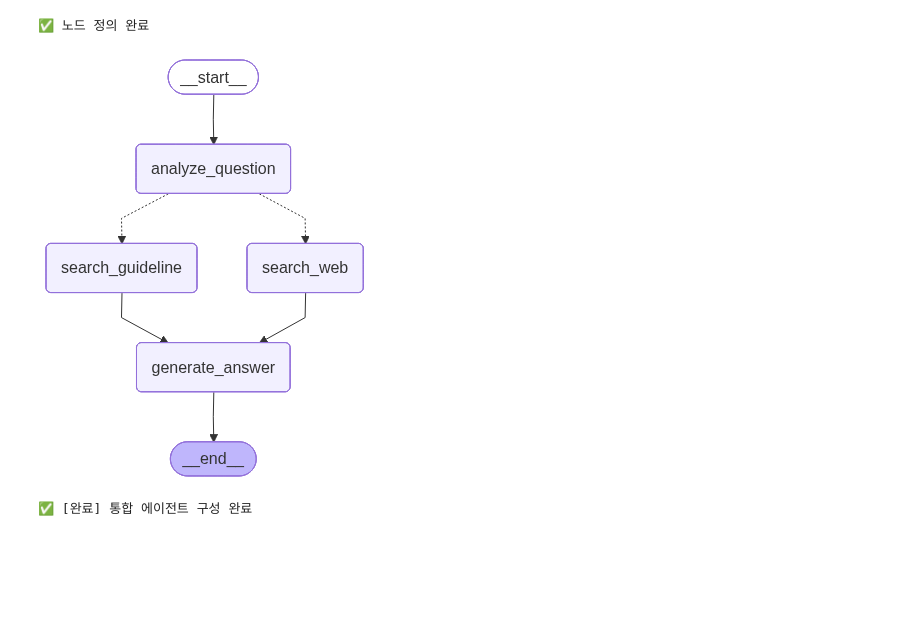
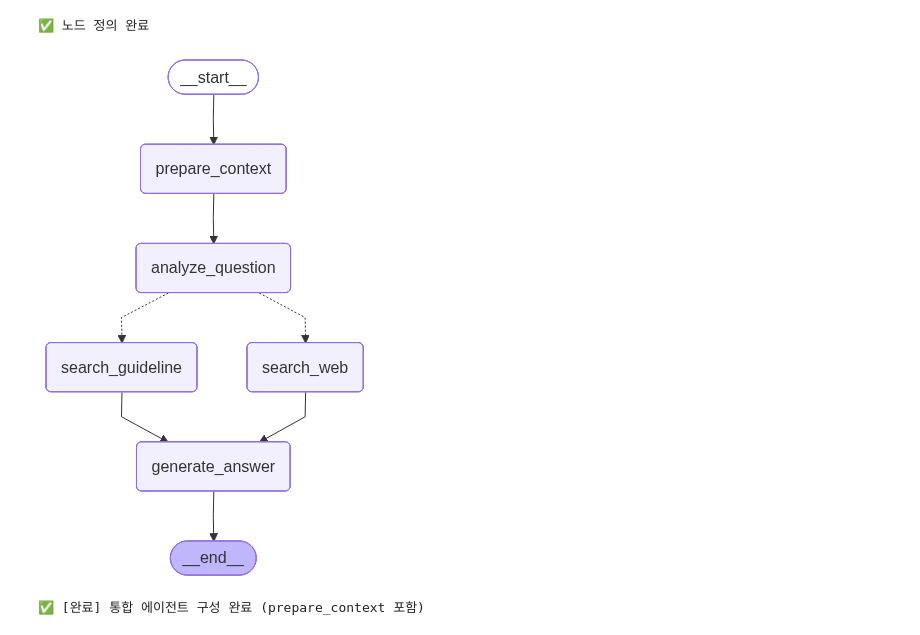
Before and after one commit to CSmart-AI/CSmart-LangGraph, a Jupyter notebook: CSmart_LangGrpah.ipynb, the cells around one changed output. Drawn from its saved outputs; the diff is of its cells as text; code cells hidden in the pictures; blank space fills up the shorter version.

```diff
--- a/CSmart_LangGrpah.ipynb
+++ b/CSmart_LangGrpah.ipynb
@@ -1003,10 +1020,13 @@ from operator import add
 from pydantic import BaseModel, Field
 
 # ======================================
-# 통합 에이전트 상태 정의
+# 통합 에이전트 상태 정의 (✅ prepare_context 활용)
 # ======================================
 class IntegratedAgentState(TypedDict):
     question: str
+    student_profile: Dict[str, str]           # 🆕 학생 프로필
+    recent_dialogues: List[Dict[str, str]]    # 🆕 최근 대화 내역
+    context: str                              # 🆕 prepare_context로 생성
     answers: Annotated[List[str], add]
     final_answer: str
     datasources: List[str]
@@ -1182,47 +1265,87 @@ print("✅ 노드 정의 완료")
 ✅ 노드 정의 완료
 # %%
 # ======================================
-# 통합 그래프 구성
+# 통합 그래프 구성 (✅ prepare_context 포함)
 # ======================================
+# LangGraph의 StateGraph, START, END 노드 임포트
 from langgraph.graph import StateGraph, START, END
 
+# ======================================
 # 노드 정의를 딕셔너리로 관리
+# - 노드 이름(key)과 실행 함수(value)를 매핑
+# ======================================
 nodes = {
-    "analyze_question": analyze_question_tool_search,
-    "search_guideline": guideline_rag_node,
-    "search_web": web_rag_node,
-    "generate_answer": answer_final,
+    "prepare_context": prepare_context_node,           # 컨텍스트 준비: 학생 프로필 + 대화 내역 → context 생성
+    "analyze_question": analyze_question_tool_search,  # 질문 분석: LLM이 질문을 분석하여 적절한 도구 선택 (GuidelineDB / Web)
+    "search_guideline": guideline_rag_node,            # GuidelineDB 검색: 내부 DB에서 편입 정보 검색
+    "search_web": web_rag_node,                        # 웹 검색: Tavily API로 최신 정보 검색
+    "generate_answer": answer_final,                   # 최종 답변 생성: 수집된 정보를 종합하여 답변 생성
 }
 
-# 그래프 생성
+# ======================================
+# 그래프 생성: IntegratedAgentState를 상태로 사용
+# - 모든 노드가 이 상태 구조를 공유함
+# ======================================
 integrated_builder = StateGraph(IntegratedAgentState)
 
-# 노드 추가
+# ======================================
+# 노드 추가: 딕셔너리에 정의된 모든 노드를 그래프에 등록
+# ======================================
 for node_name, node_func in nodes.items():
-    integrated_builder.add_node(node_name, node_func)
+    integrated_builder.add_node(node_name, node_func)  # 각 노드를 그래프에 추가
 
-# 엣지 추가 (병렬 처리)
-integrated_builder.add_edge(START, "analyze_question")
+# ======================================
+# 엣지 추가 (병렬 처리 지원)
+# ======================================
+
+# 1️⃣ START → prepare_context
+# - 워크플로우 시작: 가장 먼저 컨텍스트를 준비
+# - 입력: question, student_profile, recent_dialogues
+# - 출력: context (형식화된 컨텍스트 문자열)
+integrated_builder.add_edge(START, "prepare_context")
+
+# 2️⃣ prepare_context → analyze_question
+# - 컨텍스트 준비 완료 후 질문 분석 단계로 이동
+# - LLM이 컨텍스트와 질문을 분석하여 어떤 도구를 사용할지 결정
+integrated_builder.add_edge("prepare_context", "analyze_question")
+
+# 3️⃣ analyze_question → 조건부 라우팅 (도구 선택)
+# - route_datasources_tool_search 함수가 반환한 도구로 라우팅
+# - 반환 가능한 값: ["search_guideline"], ["search_web"], ["search_guideline", "search_web"]
+# - 두 개가 선택되면 병렬로 실행됨!
 integrated_builder.add_conditional_edges(
-    "analyze_question",
-    route_datasources_tool_search,
-    ["search_guideline", "search_web"]
+    "analyze_question",                      # 출발 노드
+    route_datasources_tool_search,           # 라우팅 결정 함수 (어느 노드로 갈지 결정)
+    ["search_guideline", "search_web"]       # 가능한 목적지 노드 리스트
 )
 
-# 검색 노드들을 generate_answer에 연결
+# 4️⃣ 검색 노드들을 generate_answer에 연결
+# - search_guideline과 search_web 모두 generate_answer로 연결
+# - 병렬 실행 가능: 두 검색이 동시에 진행되고 모두 완료되면 generate_answer 실행
+# - answers 필드는 Annotated[List[str], add]로 정의되어 자동으로 병합됨
 for node in ["search_guideline", "search_web"]:
     integrated_builder.add_edge(node, "generate_answer")
 
+# 5️⃣ generate_answer → END
+# - 최종 답변 생성 후 워크플로우 종료
+# - 출력: final_answer (학생에게 제공할 최종 답변)
 integrated_builder.add_edge("generate_answer", END)
 
+# ======================================
 # 그래프 컴파일
+# - StateGraph를 실행 가능한 객체로 변환
+# - 이후 integrated_agent.invoke()로 실행 가능
+# ======================================
 integrated_agent = integrated_builder.compile()
 
+# ======================================
 # 그래프 시각화
+# - Mermaid 다이어그램으로 워크플로우 구조 표시
+# ======================================
 display(Image(integrated_agent.get_graph().draw_mermaid_png()))
-print("\n✅ [완료] 통합 에이전트 구성 완료")
+print("\n✅ [완료] 통합 에이전트 구성 완료 (prepare_context 포함)")
 # %% [output]
-[figure, old version]
+[figure, new version]
-✅ [완료] 통합 에이전트 구성 완료
+✅ [완료] 통합 에이전트 구성 완료 (prepare_context 포함)
 # %%
 # =========================================
```
Also changed, not shown: parts of 3 cells of this notebook.
